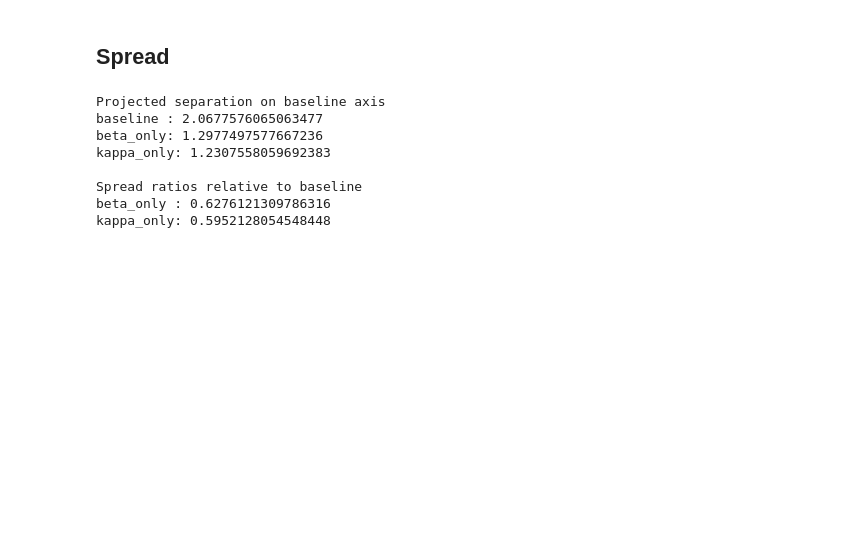
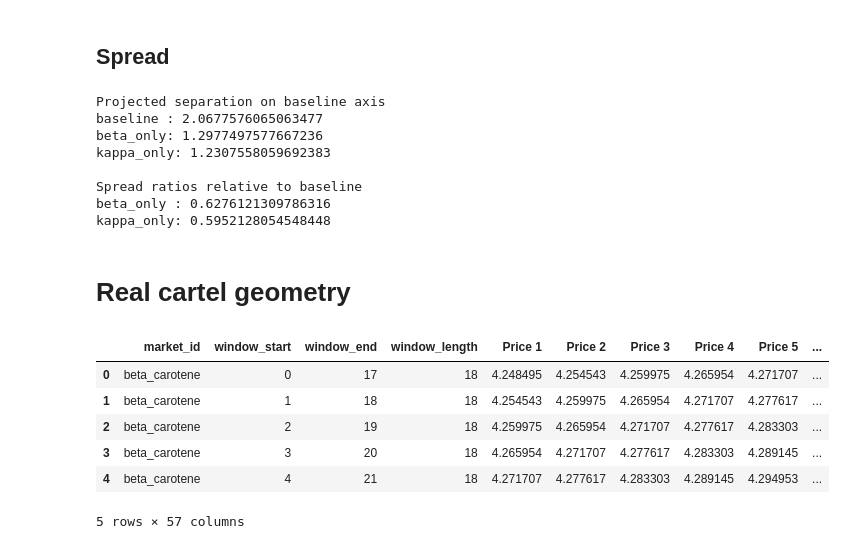
Before and after one commit to daniloldn/detecting-collusion, a Jupyter notebook: notebooks/geometry.ipynb, the cells around one changed output. Saved outputs shown, nothing was run; the diff lists cells and outputs as text; code cells hidden in the pictures; blank space fills up the shorter version.

Commit message:
geom of real cartels

```diff
--- a/notebooks/geometry.ipynb
+++ b/notebooks/geometry.ipynb
@@ -194,3 +194,16 @@ kappa_only: 1.2307558059692383
 Spread ratios relative to baseline
 beta_only : 0.6276121309786316
 kappa_only: 0.5952128054548448
+# %% [markdown]
+# Real cartel geometry
+# %%
+score = pd.read_parquet("../data/cartel_data/score/cartel_scoring_L18.parquet")
+score.head()
+# %% [output]
+|  | market_id | window_start | window_end | window_length | Price 1 | Price 2 | Price 3 | Price 4 | Price 5 | ... |
+| 0 | beta_carotene | 0 | 17 | 18 | 4.248495 | 4.254543 | 4.259975 | 4.265954 | 4.271707 | ... |
+| 1 | beta_carotene | 1 | 18 | 18 | 4.254543 | 4.259975 | 4.265954 | 4.271707 | 4.277617 | ... |
+| 2 | beta_carotene | 2 | 19 | 18 | 4.259975 | 4.265954 | 4.271707 | 4.277617 | 4.283303 | ... |
+| 3 | beta_carotene | 3 | 20 | 18 | 4.265954 | 4.271707 | 4.277617 | 4.283303 | 4.289145 | ... |
+| 4 | beta_carotene | 4 | 21 | 18 | 4.271707 | 4.277617 | 4.283303 | 4.289145 | 4.294953 | ... |
+5 rows × 57 columns
```
Also changed, not shown: parts of 2 cells of this notebook.
